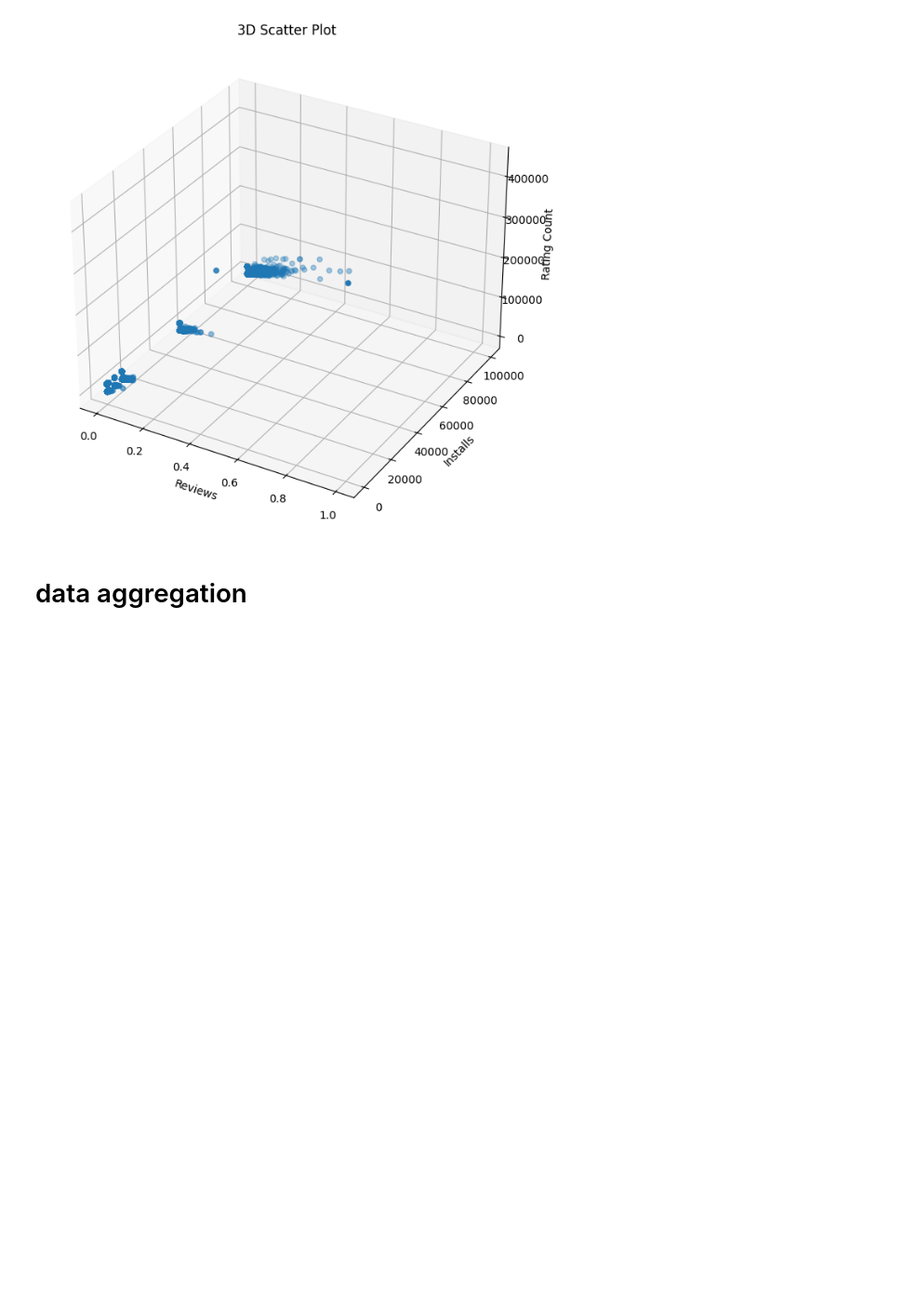
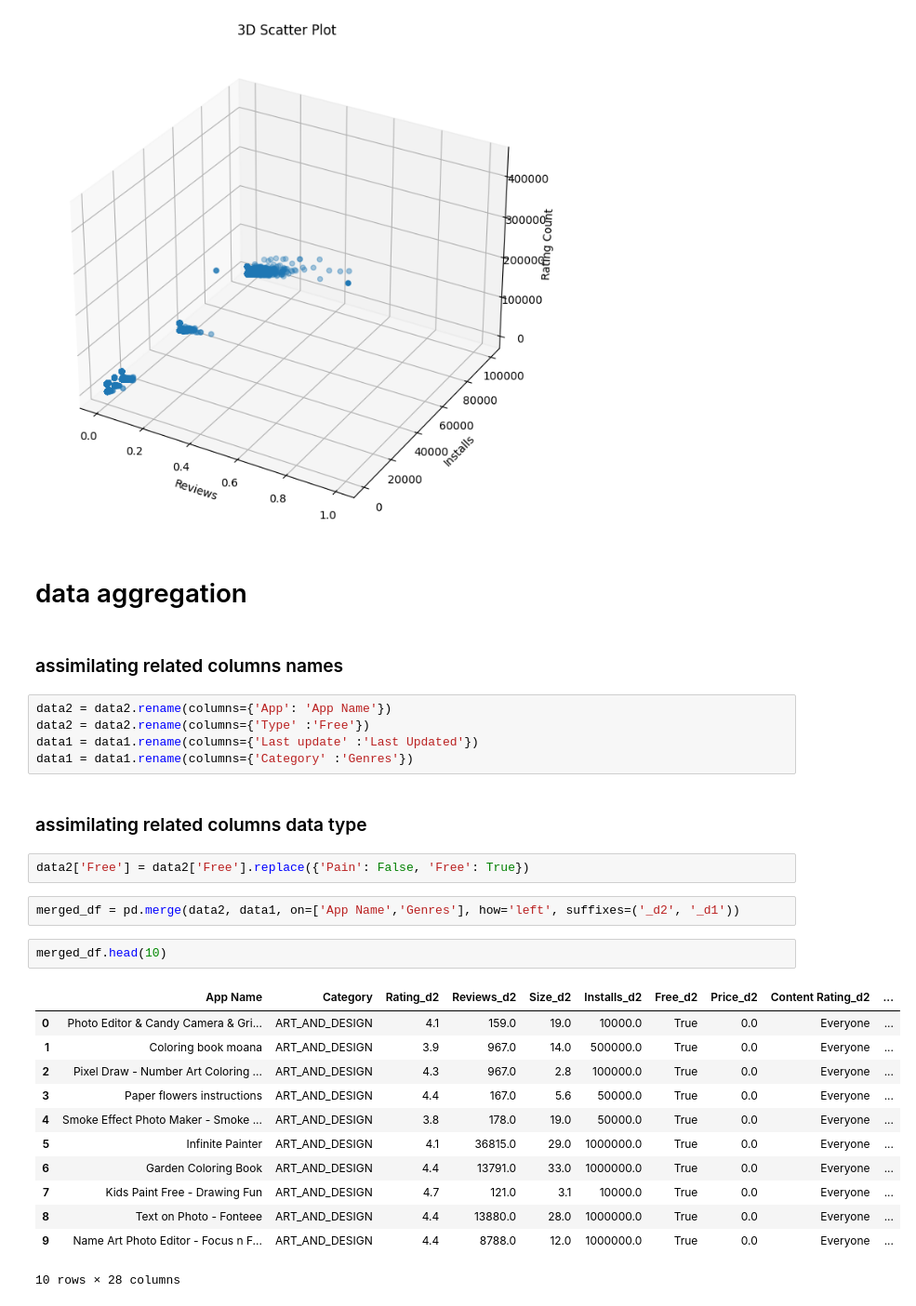
Before and after one commit to mehrdadhadidian/Data-Mining, a Jupyter notebook: data_analysis.ipynb, the cells around one changed output. Shown: that part at 93% size. Cells and saved outputs as stored; diff of their text form; blank space fills up the shorter version.

```diff
--- a/data_analysis.ipynb
+++ b/data_analysis.ipynb
@@ -351,3 +324,31 @@ plt.show()
 [figure]
 # %% [markdown]
 # data aggregation
+# %% [markdown]
+### assimilating related columns names
+# %%
+data2 = data2.rename(columns={'App': 'App Name'})
+data2 = data2.rename(columns={'Type' :'Free'})
+data1 = data1.rename(columns={'Last update' :'Last Updated'})
+data1 = data1.rename(columns={'Category' :'Genres'})
+# %% [markdown]
+### assimilating  related columns data type
+# %%
+data2['Free'] = data2['Free'].replace({'Pain': False, 'Free': True})
+# %%
+merged_df = pd.merge(data2, data1, on=['App Name','Genres'], how='left', suffixes=('_d2', '_d1'))
+# %%
+merged_df.head(10)
+# %% [output]
+|  | App Name | Category | Rating_d2 | Reviews_d2 | Size_d2 | Installs_d2 | Free_d2 | Price_d2 | Content Rating_d2 | ... |
+| 0 | Photo Editor & Candy Camera & Gri... | ART_AND_DESIGN | 4.1 | 159.0 | 19.0 | 10000.0 | True | 0.0 | Everyone | ... |
+| 1 | Coloring book moana | ART_AND_DESIGN | 3.9 | 967.0 | 14.0 | 500000.0 | True | 0.0 | Everyone | ... |
+| 2 | Pixel Draw - Number Art Coloring ... | ART_AND_DESIGN | 4.3 | 967.0 | 2.8 | 100000.0 | True | 0.0 | Everyone | ... |
+| 3 | Paper flowers instructions | ART_AND_DESIGN | 4.4 | 167.0 | 5.6 | 50000.0 | True | 0.0 | Everyone | ... |
+| 4 | Smoke Effect Photo Maker - Smoke ... | ART_AND_DESIGN | 3.8 | 178.0 | 19.0 | 50000.0 | True | 0.0 | Everyone | ... |
+| 5 | Infinite Painter | ART_AND_DESIGN | 4.1 | 36815.0 | 29.0 | 1000000.0 | True | 0.0 | Everyone | ... |
+| 6 | Garden Coloring Book | ART_AND_DESIGN | 4.4 | 13791.0 | 33.0 | 1000000.0 | True | 0.0 | Everyone | ... |
+| 7 | Kids Paint Free - Drawing Fun | ART_AND_DESIGN | 4.7 | 121.0 | 3.1 | 10000.0 | True | 0.0 | Everyone | ... |
+| 8 | Text on Photo - Fonteee | ART_AND_DESIGN | 4.4 | 13880.0 | 28.0 | 1000000.0 | True | 0.0 | Everyone | ... |
+| 9 | Name Art Photo Editor - Focus n F... | ART_AND_DESIGN | 4.4 | 8788.0 | 12.0 | 1000000.0 | True | 0.0 | Everyone | ... |
+10 rows × 28 columns
```
Also changed, not shown: parts of 13 cells of this notebook.
